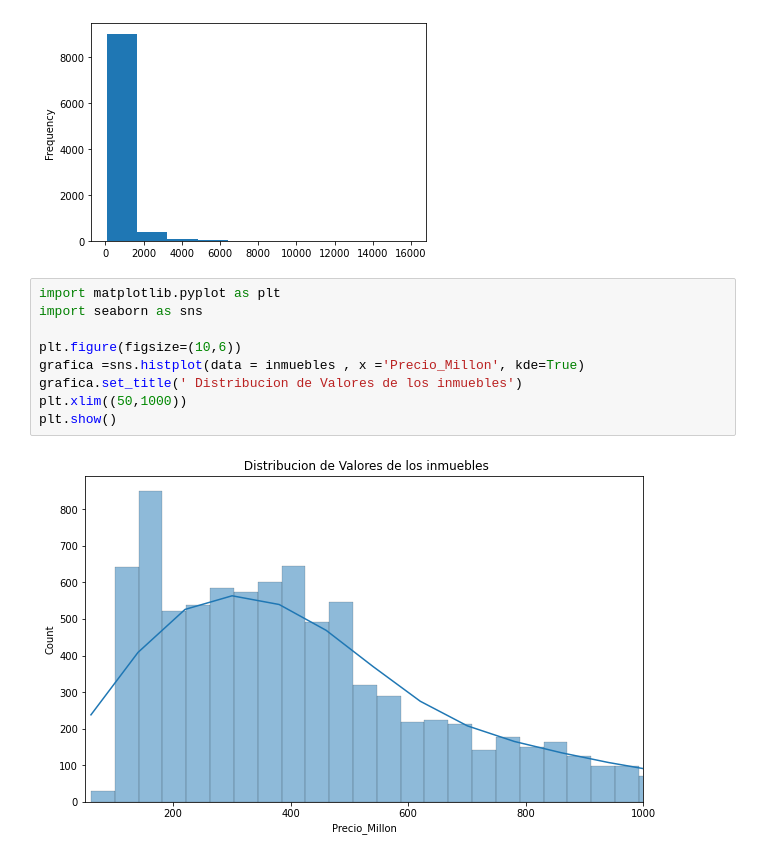
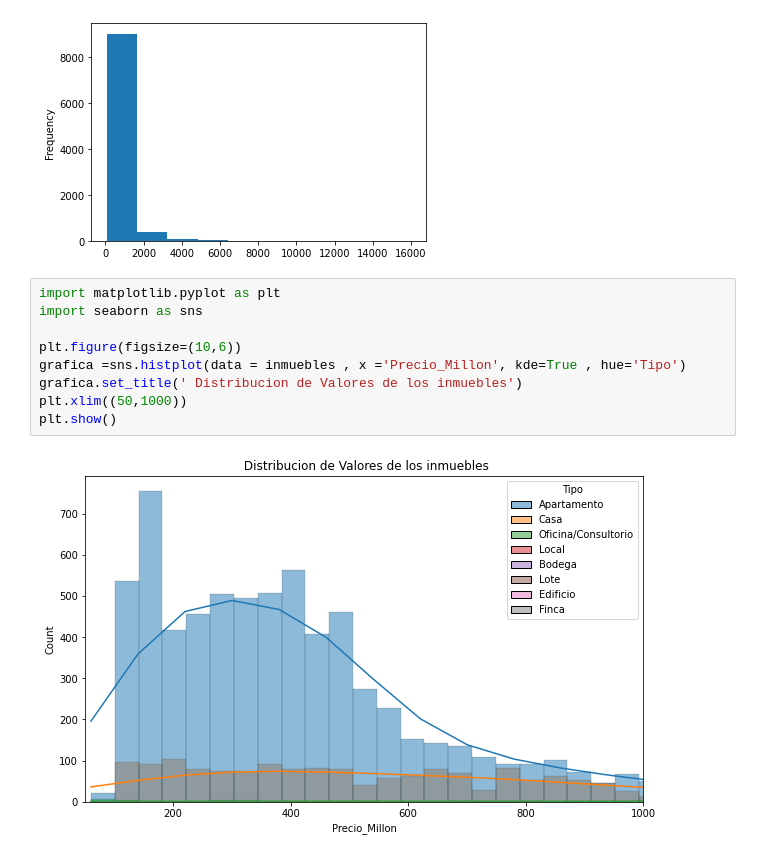
Before and after one commit to FernandoDz/Inmersion-de-Datos, a Jupyter notebook: InmersionDatos.ipynb, the cells around one changed output. Drawn from its saved outputs; the diff is of its cells as text.

```diff
--- a/InmersionDatos.ipynb
+++ b/InmersionDatos.ipynb
@@ -309,11 +309,11 @@ inmuebles['Precio_Millon'].plot.hist(bins =10)
 # %%
 import matplotlib.pyplot as plt
 import seaborn as sns
 
 plt.figure(figsize=(10,6))
-grafica =sns.histplot(data = inmuebles , x ='Precio_Millon', kde=True)
+grafica =sns.histplot(data = inmuebles , x ='Precio_Millon', kde=True , hue='Tipo')
 grafica.set_title(' Distribucion de Valores de los inmuebles')
 plt.xlim((50,1000))
 plt.show()
 # %% [output]
-[figure, old version]
+[figure, new version]
```
Also changed, not shown: parts of 1 cell of this notebook.
